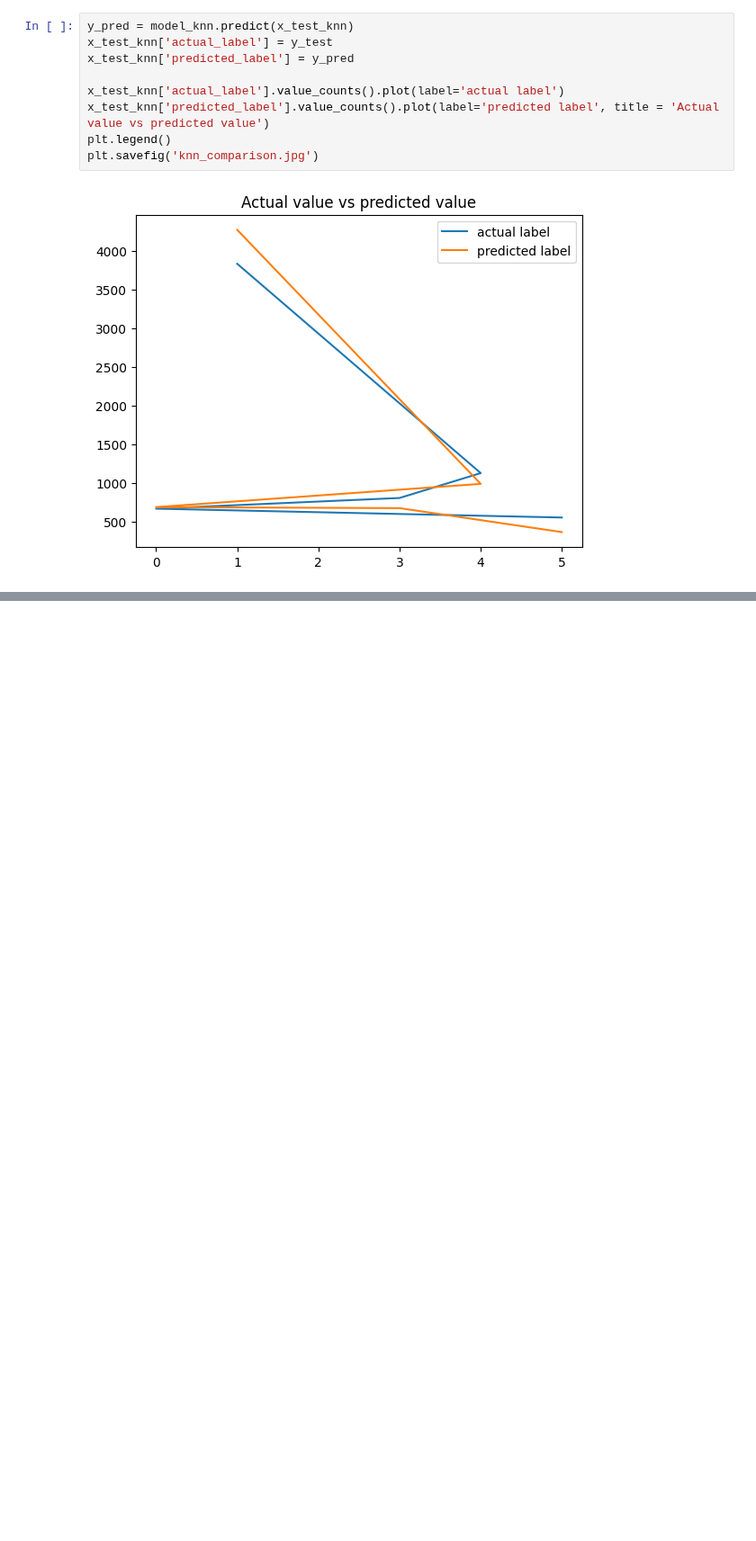
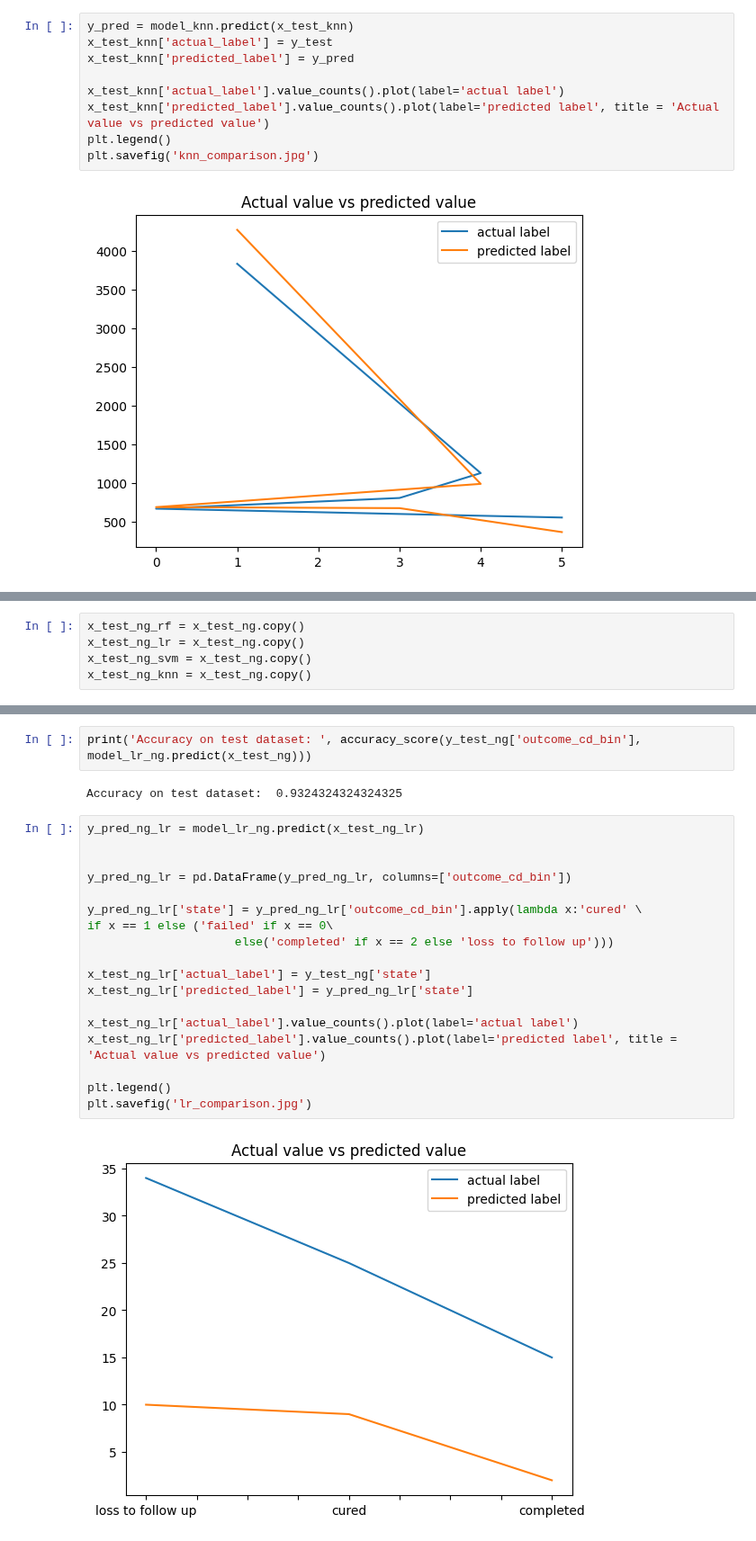
Before and after one commit to Taoheed-O/Tuberculosis_Survival_prediction, a Jupyter notebook: Machine_learning.ipynb, the cells around one changed output, grey strips where cells are left out. Shown at 90% size. Saved outputs shown, nothing was run; the diff lists cells and outputs as text; blank space fills up the shorter version.

```diff
--- a/Machine_learning.ipynb
+++ b/Machine_learning.ipynb
@@ -819,0 +1033,5 @@ plt.savefig('knn_comparison.jpg')
+# %%
+x_test_ng_rf = x_test_ng.copy()
+x_test_ng_lr = x_test_ng.copy()
+x_test_ng_svm = x_test_ng.copy()
+x_test_ng_knn = x_test_ng.copy()
@@ -819,0 +1103,24 @@ plt.savefig('knn_comparison.jpg')
+# %%
+print('Accuracy on test dataset: ', accuracy_score(y_test_ng['outcome_cd_bin'], model_lr_ng.predict(x_test_ng)))
+# %% [output]
+Accuracy on test dataset:  0.9324324324324325
+# %%
+y_pred_ng_lr = model_lr_ng.predict(x_test_ng_lr)
+
+
+y_pred_ng_lr = pd.DataFrame(y_pred_ng_lr, columns=['outcome_cd_bin'])
+
+y_pred_ng_lr['state'] = y_pred_ng_lr['outcome_cd_bin'].apply(lambda x:'cured' \
+if x == 1 else ('failed' if x == 0\
+                     else('completed' if x == 2 else 'loss to follow up')))
+
+x_test_ng_lr['actual_label'] = y_test_ng['state']
+x_test_ng_lr['predicted_label'] = y_pred_ng_lr['state']
+
+x_test_ng_lr['actual_label'].value_counts().plot(label='actual label')
+x_test_ng_lr['predicted_label'].value_counts().plot(label='predicted label', title = 'Actual value vs predicted value')
+
+plt.legend()
+plt.savefig('lr_comparison.jpg')
+# %% [output]
+[figure, added]
```
Also changed, not shown: parts of 40 cells of this notebook, 2 other files.
